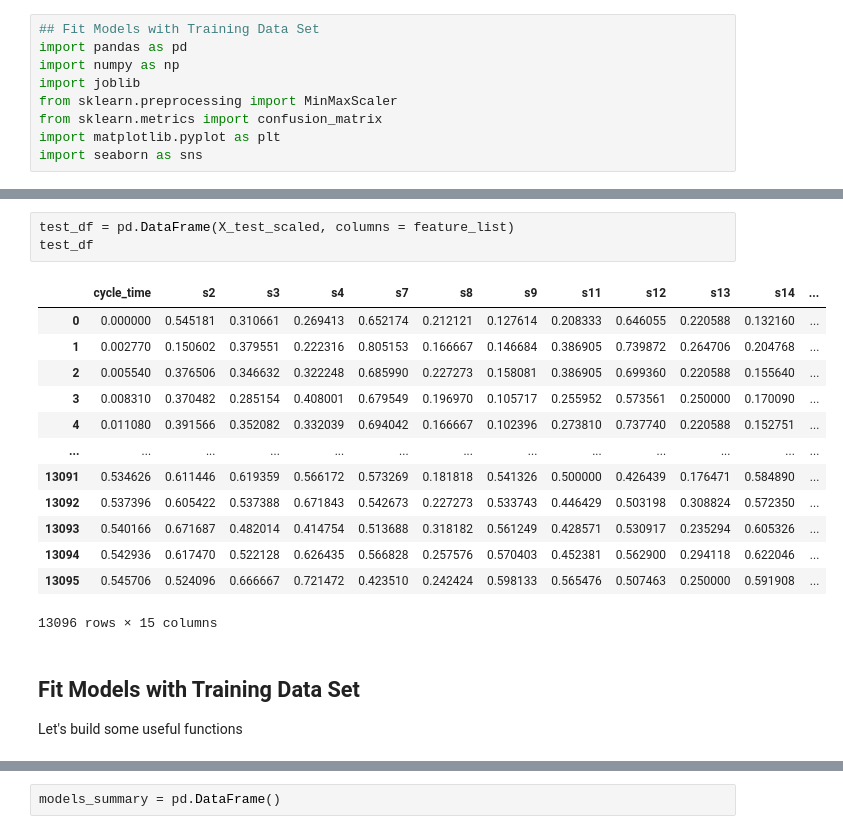
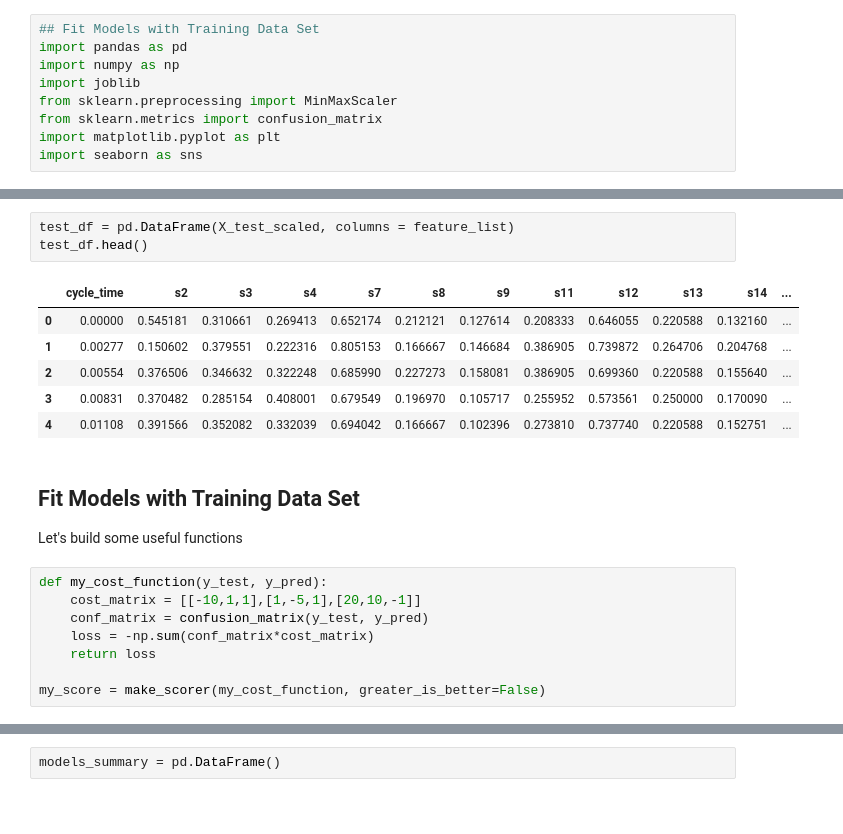
Before and after one commit to andrea-fantini/Predictive_Maintenance_Fanjet, a Jupyter notebook: notebooks/5 - Modeling.ipynb, the cells around one changed output, grey strips where cells are left out. Drawn from its saved outputs; the diff is of its cells as text; blank space fills up the shorter version.

```diff
--- a/notebooks/5 - Modeling.ipynb
+++ b/notebooks/5 - Modeling.ipynb
@@ -62,24 +68,25 @@ train_df
 # %%
 test_df = pd.DataFrame(X_test_scaled, columns = feature_list)
-test_df
+test_df.head()
 # %% [output]
 |  | cycle_time | s2 | s3 | s4 | s7 | s8 | s9 | s11 | s12 | s13 | s14 | ... |
-| 0 | 0.000000 | 0.545181 | 0.310661 | 0.269413 | 0.652174 | 0.212121 | 0.127614 | 0.208333 | 0.646055 | 0.220588 | 0.132160 | ... |
-| 1 | 0.002770 | 0.150602 | 0.379551 | 0.222316 | 0.805153 | 0.166667 | 0.146684 | 0.386905 | 0.739872 | 0.264706 | 0.204768 | ... |
-| 2 | 0.005540 | 0.376506 | 0.346632 | 0.322248 | 0.685990 | 0.227273 | 0.158081 | 0.386905 | 0.699360 | 0.220588 | 0.155640 | ... |
-| 3 | 0.008310 | 0.370482 | 0.285154 | 0.408001 | 0.679549 | 0.196970 | 0.105717 | 0.255952 | 0.573561 | 0.250000 | 0.170090 | ... |
-| 4 | 0.011080 | 0.391566 | 0.352082 | 0.332039 | 0.694042 | 0.166667 | 0.102396 | 0.273810 | 0.737740 | 0.220588 | 0.152751 | ... |
-| ... | ... | ... | ... | ... | ... | ... | ... | ... | ... | ... | ... | ... |
-| 13091 | 0.534626 | 0.611446 | 0.619359 | 0.566172 | 0.573269 | 0.181818 | 0.541326 | 0.500000 | 0.426439 | 0.176471 | 0.584890 | ... |
-| 13092 | 0.537396 | 0.605422 | 0.537388 | 0.671843 | 0.542673 | 0.227273 | 0.533743 | 0.446429 | 0.503198 | 0.308824 | 0.572350 | ... |
-| 13093 | 0.540166 | 0.671687 | 0.482014 | 0.414754 | 0.513688 | 0.318182 | 0.561249 | 0.428571 | 0.530917 | 0.235294 | 0.605326 | ... |
-| 13094 | 0.542936 | 0.617470 | 0.522128 | 0.626435 | 0.566828 | 0.257576 | 0.570403 | 0.452381 | 0.562900 | 0.294118 | 0.622046 | ... |
-| 13095 | 0.545706 | 0.524096 | 0.666667 | 0.721472 | 0.423510 | 0.242424 | 0.598133 | 0.565476 | 0.507463 | 0.250000 | 0.591908 | ... |
+| 0 | 0.00000 | 0.545181 | 0.310661 | 0.269413 | 0.652174 | 0.212121 | 0.127614 | 0.208333 | 0.646055 | 0.220588 | 0.132160 | ... |
+| 1 | 0.00277 | 0.150602 | 0.379551 | 0.222316 | 0.805153 | 0.166667 | 0.146684 | 0.386905 | 0.739872 | 0.264706 | 0.204768 | ... |
+| 2 | 0.00554 | 0.376506 | 0.346632 | 0.322248 | 0.685990 | 0.227273 | 0.158081 | 0.386905 | 0.699360 | 0.220588 | 0.155640 | ... |
+| 3 | 0.00831 | 0.370482 | 0.285154 | 0.408001 | 0.679549 | 0.196970 | 0.105717 | 0.255952 | 0.573561 | 0.250000 | 0.170090 | ... |
+| 4 | 0.01108 | 0.391566 | 0.352082 | 0.332039 | 0.694042 | 0.166667 | 0.102396 | 0.273810 | 0.737740 | 0.220588 | 0.152751 | ... |
-13096 rows × 15 columns
 # %% [markdown]
 ## Fit Models with Training Data Set
 
 Let's build some useful functions
+# %%
+def my_cost_function(y_test, y_pred):
+    cost_matrix = [[-10,1,1],[1,-5,1],[20,10,-1]]
+    conf_matrix = confusion_matrix(y_test, y_pred)
+    loss = -np.sum(conf_matrix*cost_matrix)
+    return loss
+
+my_score = make_scorer(my_cost_function, greater_is_better=False)
 # %%
 def try_model(model, X_train, y_train, X_test, y_test):
     """ Fits a model on the selected data with the default parameters
```
Also changed, not shown: parts of 34 cells of this notebook, 1 other file.
